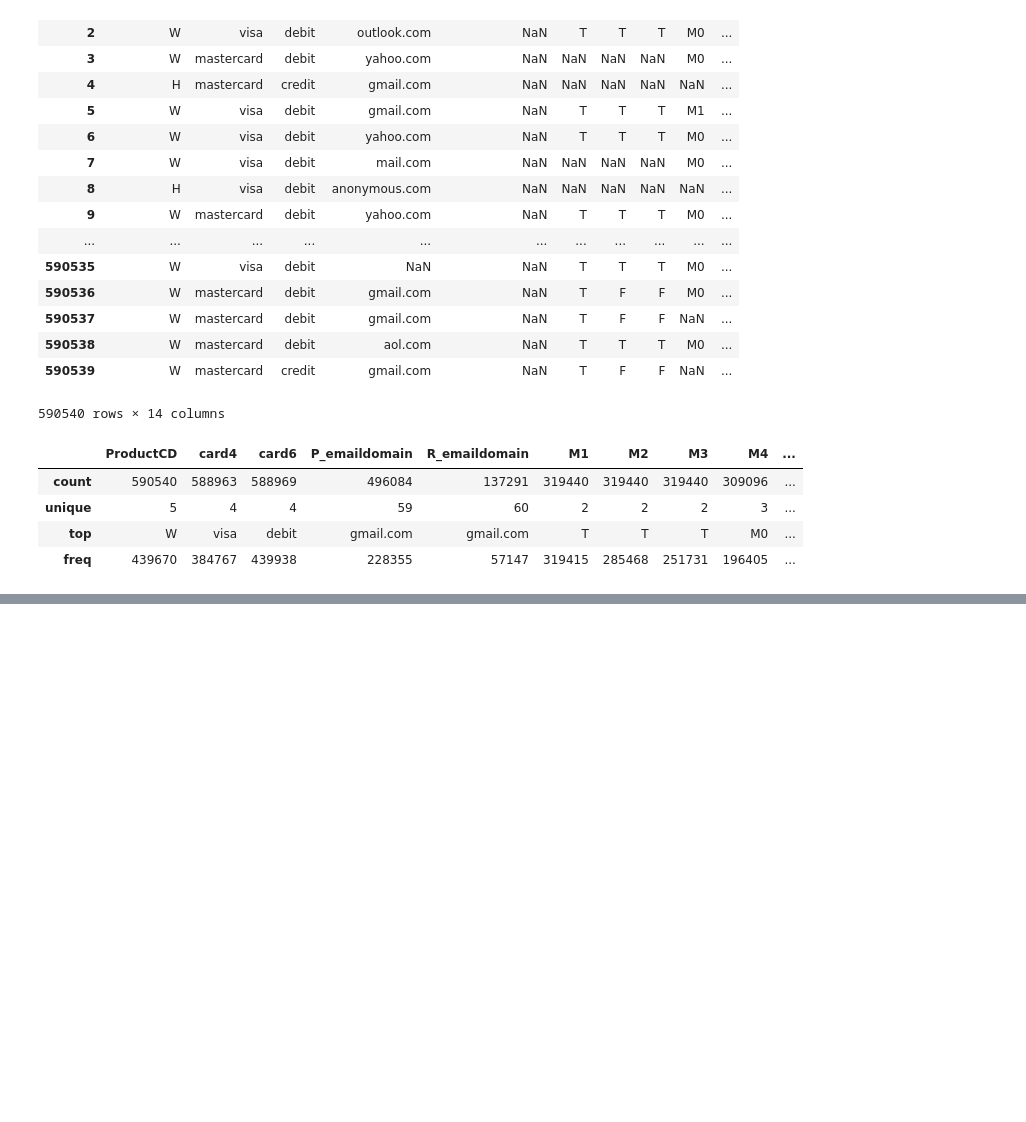
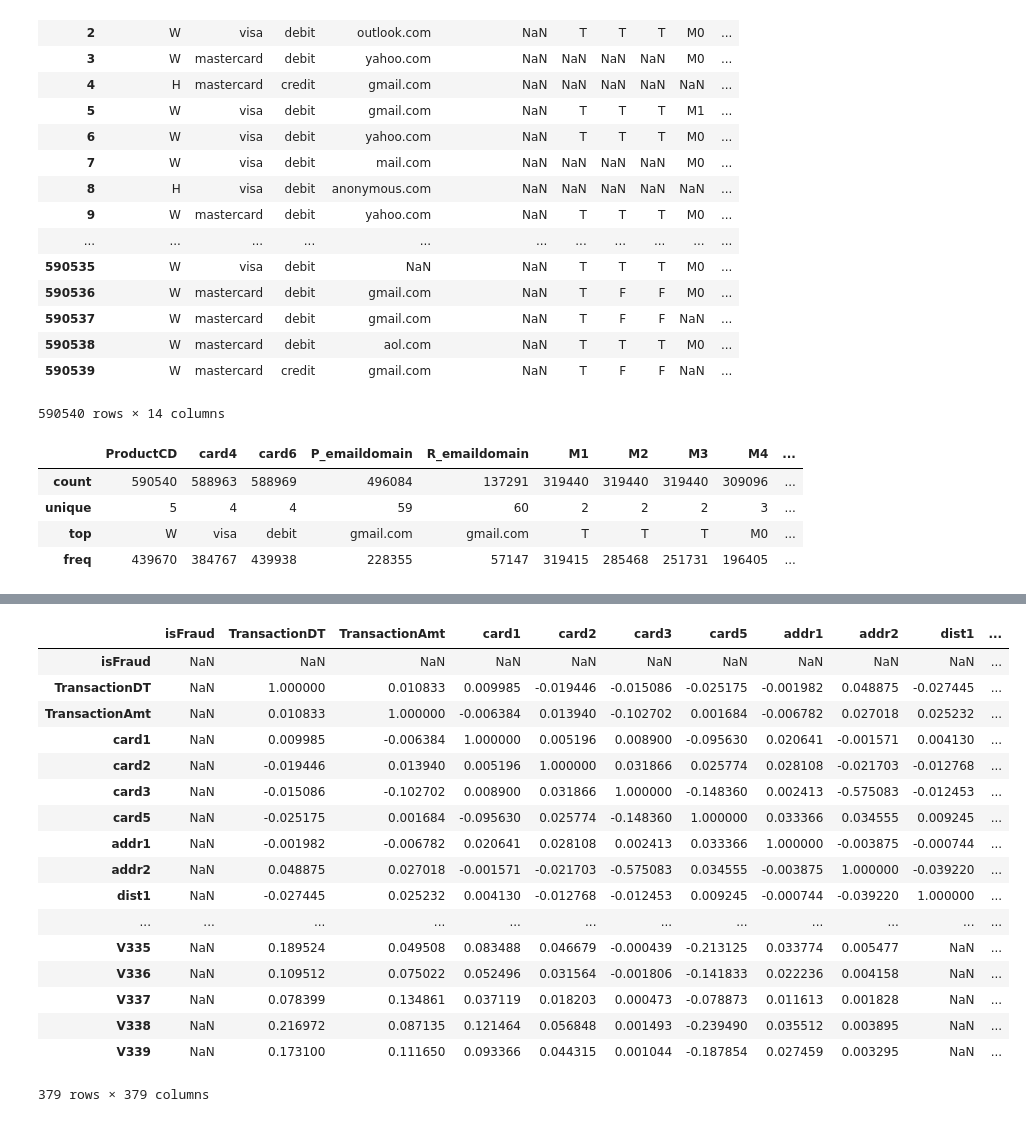
Before and after one commit to hw79chopin/Kaggle_Card_fraud_detection, a Jupyter notebook: Transaction data.ipynb, the cells around one changed output, grey strips where cells are left out. Cells and saved outputs as stored; diff of their text form; code cells hidden in the pictures; blank space fills up the shorter version.

```diff
--- a/Transaction data.ipynb
+++ b/Transaction data.ipynb
@@ -126,0 +200,21 @@ trns_fraud[trns_fraud.card1 == 13413]
+# %%
+trns_valid.select_dtypes(exclude = 'category').drop('TransactionID', axis = 1).corr()
+# %% [output]
+|  | isFraud | TransactionDT | TransactionAmt | card1 | card2 | card3 | card5 | addr1 | addr2 | dist1 | ... |
+| isFraud | NaN | NaN | NaN | NaN | NaN | NaN | NaN | NaN | NaN | NaN | ... |
+| TransactionDT | NaN | 1.000000 | 0.010833 | 0.009985 | -0.019446 | -0.015086 | -0.025175 | -0.001982 | 0.048875 | -0.027445 | ... |
+| TransactionAmt | NaN | 0.010833 | 1.000000 | -0.006384 | 0.013940 | -0.102702 | 0.001684 | -0.006782 | 0.027018 | 0.025232 | ... |
+| card1 | NaN | 0.009985 | -0.006384 | 1.000000 | 0.005196 | 0.008900 | -0.095630 | 0.020641 | -0.001571 | 0.004130 | ... |
+| card2 | NaN | -0.019446 | 0.013940 | 0.005196 | 1.000000 | 0.031866 | 0.025774 | 0.028108 | -0.021703 | -0.012768 | ... |
+| card3 | NaN | -0.015086 | -0.102702 | 0.008900 | 0.031866 | 1.000000 | -0.148360 | 0.002413 | -0.575083 | -0.012453 | ... |
+| card5 | NaN | -0.025175 | 0.001684 | -0.095630 | 0.025774 | -0.148360 | 1.000000 | 0.033366 | 0.034555 | 0.009245 | ... |
+| addr1 | NaN | -0.001982 | -0.006782 | 0.020641 | 0.028108 | 0.002413 | 0.033366 | 1.000000 | -0.003875 | -0.000744 | ... |
+| addr2 | NaN | 0.048875 | 0.027018 | -0.001571 | -0.021703 | -0.575083 | 0.034555 | -0.003875 | 1.000000 | -0.039220 | ... |
+| dist1 | NaN | -0.027445 | 0.025232 | 0.004130 | -0.012768 | -0.012453 | 0.009245 | -0.000744 | -0.039220 | 1.000000 | ... |
+| ... | ... | ... | ... | ... | ... | ... | ... | ... | ... | ... | ... |
+| V335 | NaN | 0.189524 | 0.049508 | 0.083488 | 0.046679 | -0.000439 | -0.213125 | 0.033774 | 0.005477 | NaN | ... |
+| V336 | NaN | 0.109512 | 0.075022 | 0.052496 | 0.031564 | -0.001806 | -0.141833 | 0.022236 | 0.004158 | NaN | ... |
+| V337 | NaN | 0.078399 | 0.134861 | 0.037119 | 0.018203 | 0.000473 | -0.078873 | 0.011613 | 0.001828 | NaN | ... |
+| V338 | NaN | 0.216972 | 0.087135 | 0.121464 | 0.056848 | 0.001493 | -0.239490 | 0.035512 | 0.003895 | NaN | ... |
+| V339 | NaN | 0.173100 | 0.111650 | 0.093366 | 0.044315 | 0.001044 | -0.187854 | 0.027459 | 0.003295 | NaN | ... |
+379 rows × 379 columns
```
Also changed, not shown: parts of 11 cells of this notebook.
